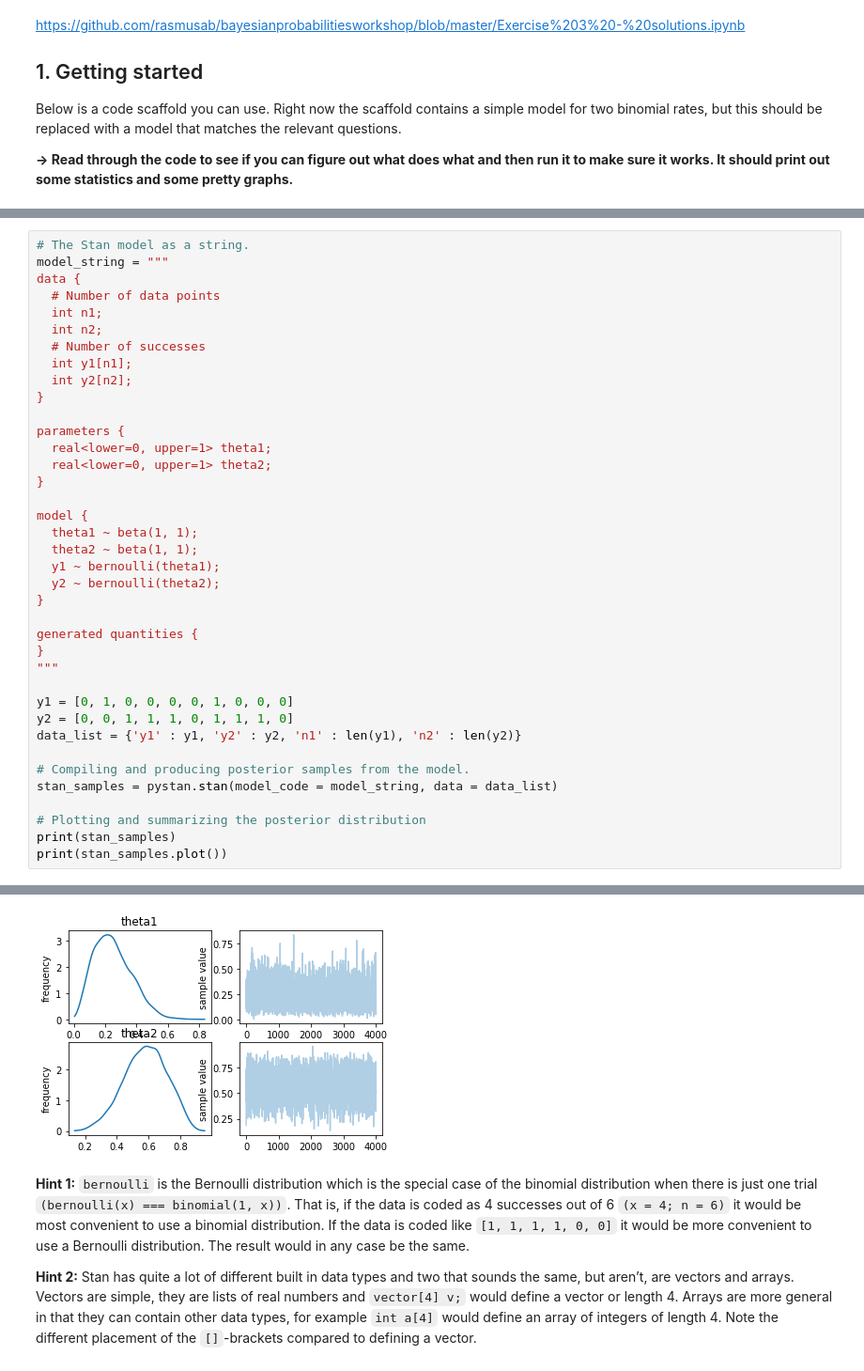
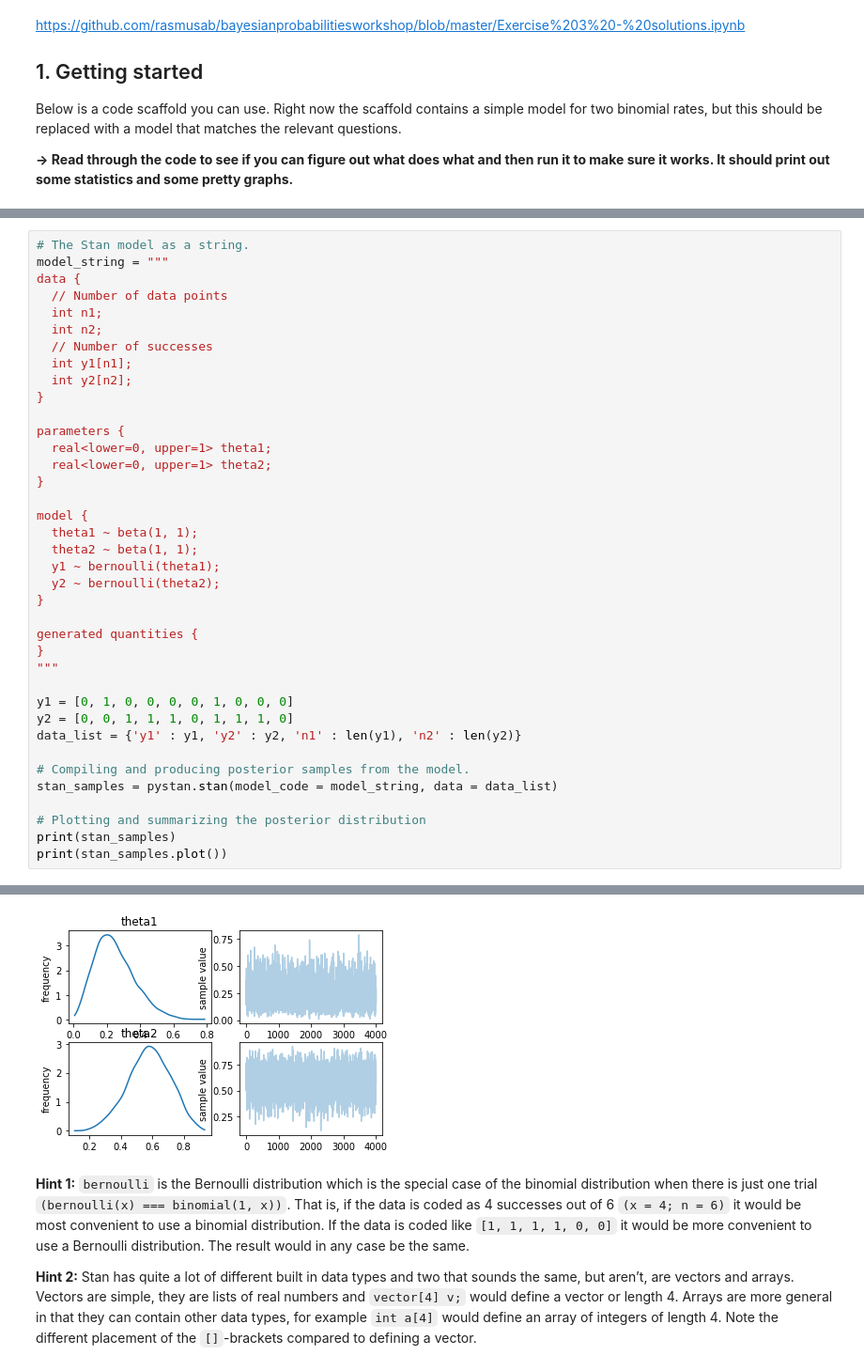
Before and after one commit to francescolosterzo/bayesianprobabilitiesworkshop, a Jupyter notebook: Exercise 3.ipynb, the cells around one changed output, grey strips where cells are left out. Shown at 94% size. Cells and saved outputs as stored; diff of their text form.

```diff
--- a/Exercise 3.ipynb
+++ b/Exercise 3.ipynb
@@ -21,10 +18,10 @@ INFO:matplotlib.font_manager:generated new fontManager
 # The Stan model as a string.
 model_string = """
 data {
-  # Number of data points
+  // Number of data points
   int n1;
   int n2;
-  # Number of successes
+  // Number of successes
   int y1[n1];
   int y2[n2];
 }
@@ -72,8 +68,8 @@ Samples were drawn using NUTS at Sat Feb  8 18:54:03 2020.
 For each parameter, n_eff is a crude measure of effective sample size,
 and Rhat is the potential scale reduction factor on split chains (at
 convergence, Rhat=1).
 Figure(432x288)
-[figure, old version]
+[figure, new version]
 # %% [markdown]
 **Hint 1:** `bernoulli` is the Bernoulli distribution which is the special case of the binomial distribution when there is just one trial `(bernoulli(x) === binomial(1, x))`. That is, if the data is coded as 4 successes out of 6 `(x = 4; n = 6)` it would be most convenient to use a binomial distribution. If the data is coded like `[1, 1, 1, 1, 0, 0]` it would be more convenient to use a Bernoulli distribution. The result would in any case be the same.
 
```
Also changed, not shown: parts of 30 cells of this notebook.
